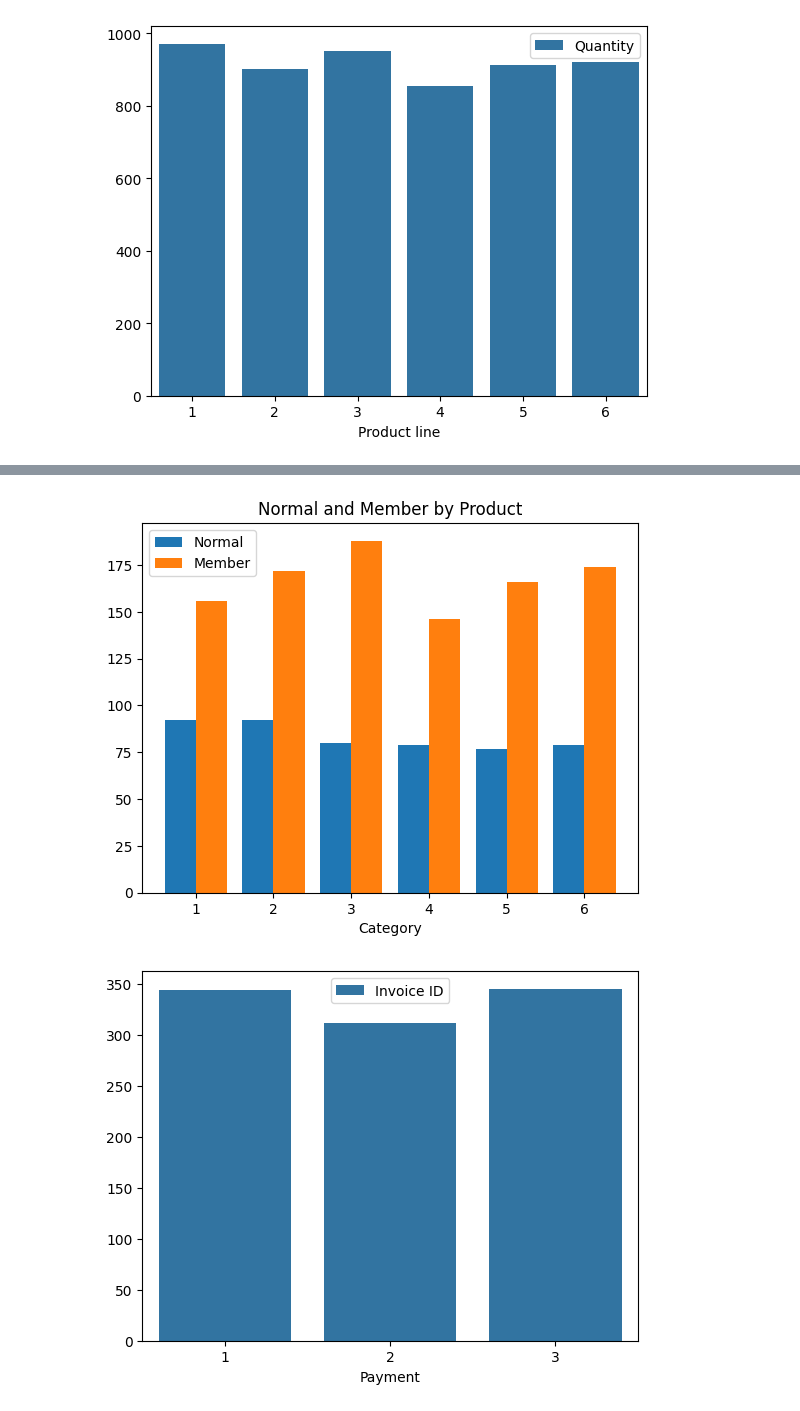
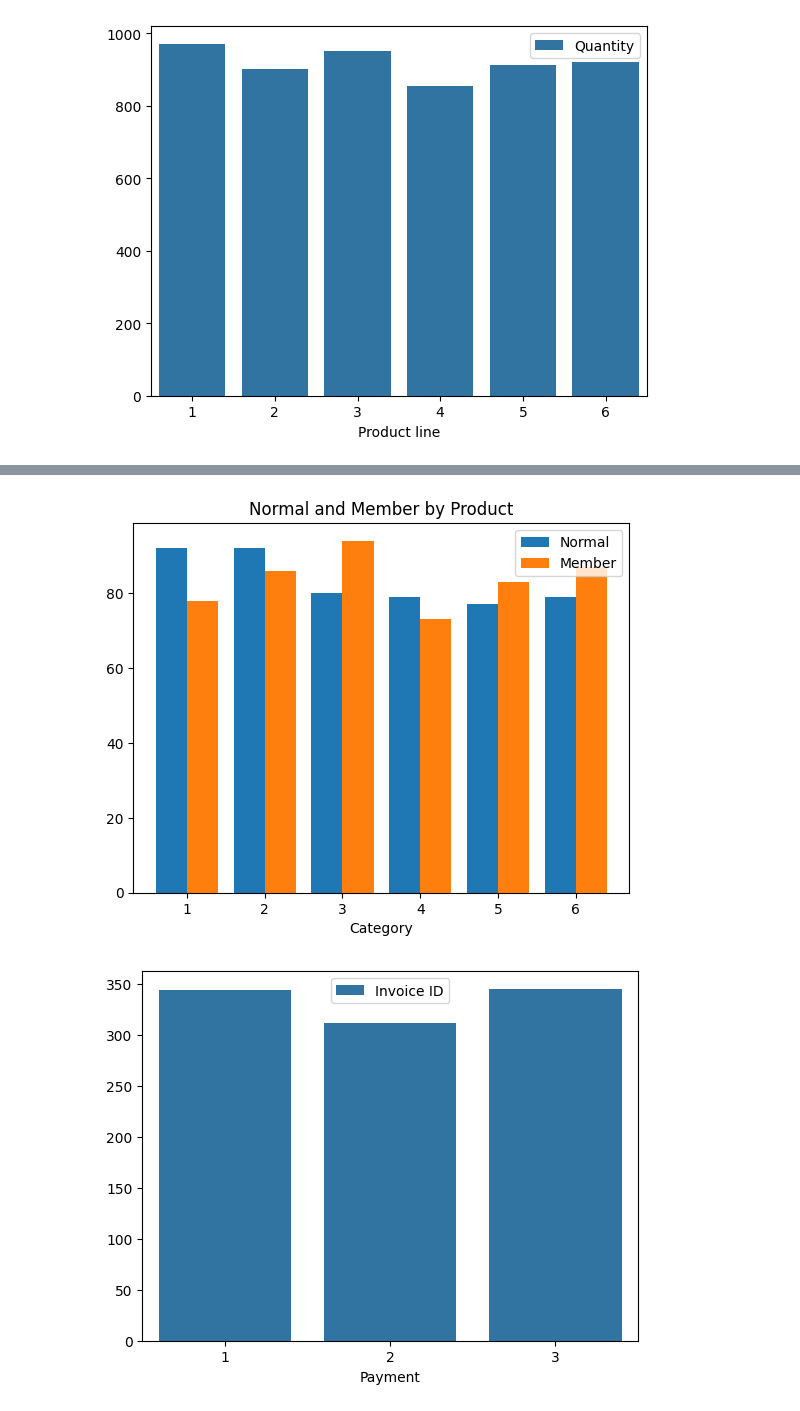
Before and after one commit to agungsuniantara/bootcamp_batch8, a Jupyter notebook: pertemuan15.ipynb, the cells around one changed output, grey strips where cells are left out. Saved outputs shown, nothing was run; the diff lists cells and outputs as text; code cells hidden in the pictures.

```diff
--- a/pertemuan15.ipynb
+++ b/pertemuan15.ipynb
@@ -97,23 +114,23 @@ plt.show()
 # %%
 data_normal = df.loc[df["Customer type"] == 1]
 data_member = df.loc[df["Customer type"] == 2]
 
-group_normal = data_normal.groupby("Product line")["Customer type"].sum()
-group_member = data_member.groupby("Product line")["Customer type"].sum()
+group_normal = data_normal.groupby("Product line")["Customer type"].count()
+group_member = data_member.groupby("Product line")["Customer type"].count()
 
 x = np.arange(len(group_normal.index))
 width = 0.4
 
 plt.bar(x - width/2, group_normal.values, width = width, label = "Normal")
 plt.bar(x + width/2, group_member.values, width = width, label = "Member")
 
 plt.title('Normal and Member by Product')
 plt.xlabel('Category')
 plt.xticks(x, group_normal.index)
 plt.legend()
 plt.show()
 # %% [output]
-[figure, old version]
+[figure, new version]
 # %%
 group_c = df.groupby("Payment")["Invoice ID"].count()
 
```
Also changed, not shown: parts of 1 cell of this notebook.
